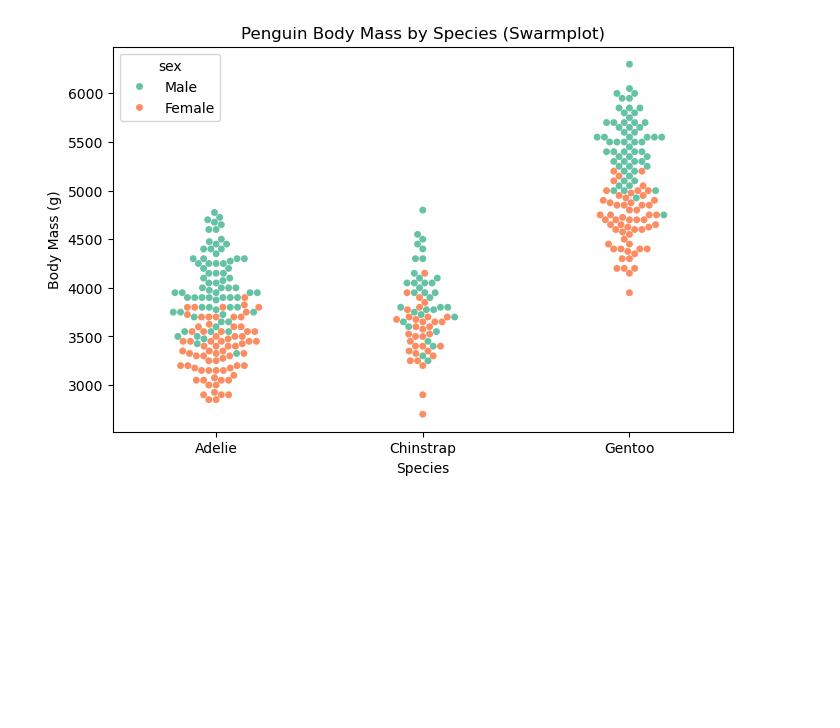
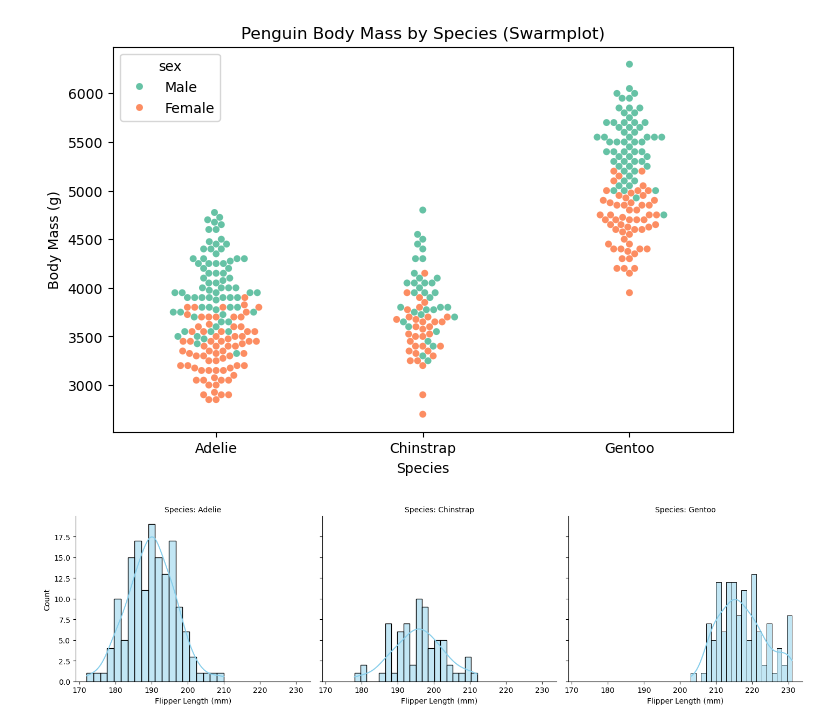
Before and after one commit to md-faiyazkhan/ml-practice, a Jupyter notebook: Seaborn/Seaborn.ipynb, the cells around one changed output. Cells and saved outputs as stored; diff of their text form; code cells hidden in the pictures; blank space fills up the shorter version.

```diff
--- a/Seaborn/Seaborn.ipynb
+++ b/Seaborn/Seaborn.ipynb
@@ -166,3 +166,15 @@ plt.ylabel('Body Mass (g)')
 plt.show()
 # %% [output]
 [figure]
+# %%
+# FacetGrid: Flipper length distribution per species
+g = sns.FacetGrid(penguins, col="species", height=4, aspect=1.2)
+g.map(sns.histplot, "flipper_length_mm", bins=20, kde=True, color="skyblue")
+
+# Add titles
+g.set_axis_labels("Flipper Length (mm)", "Count")
+g.set_titles("Species: {col_name}")
+
+plt.show()
+# %% [output]
+[figure, added]
```
